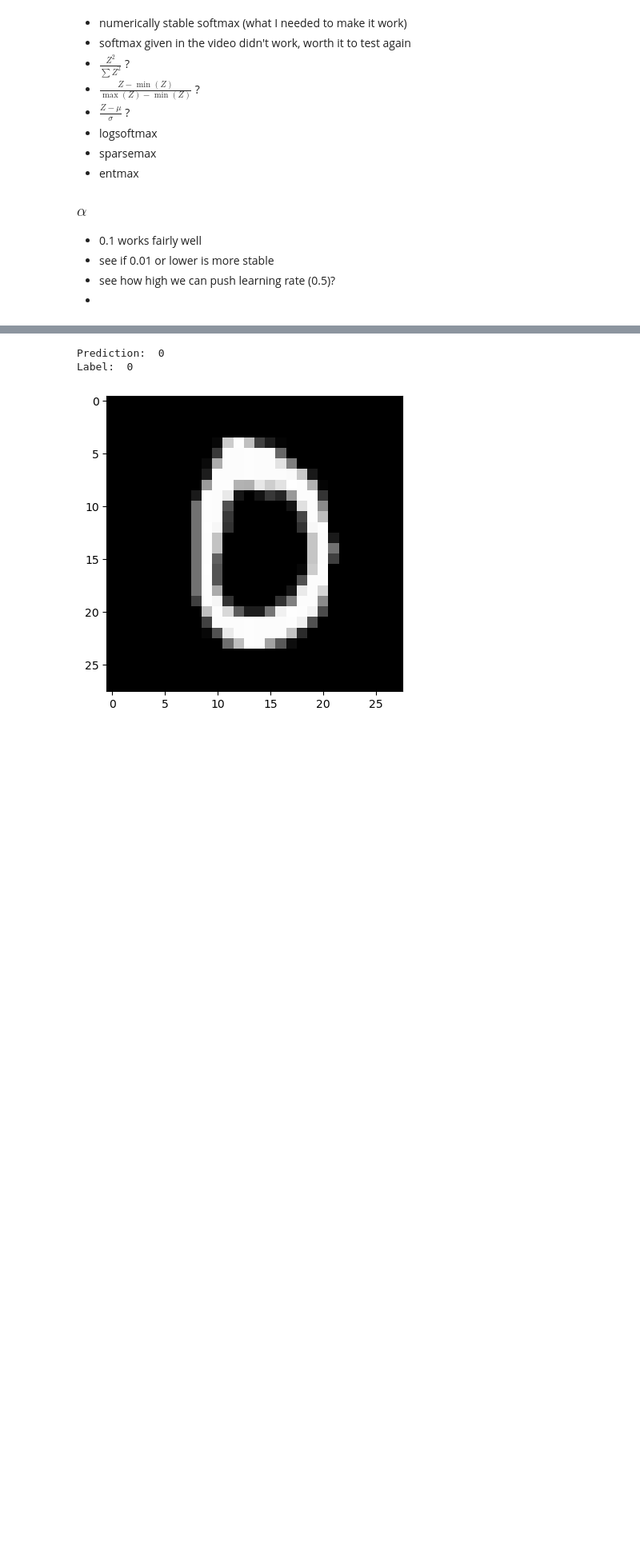
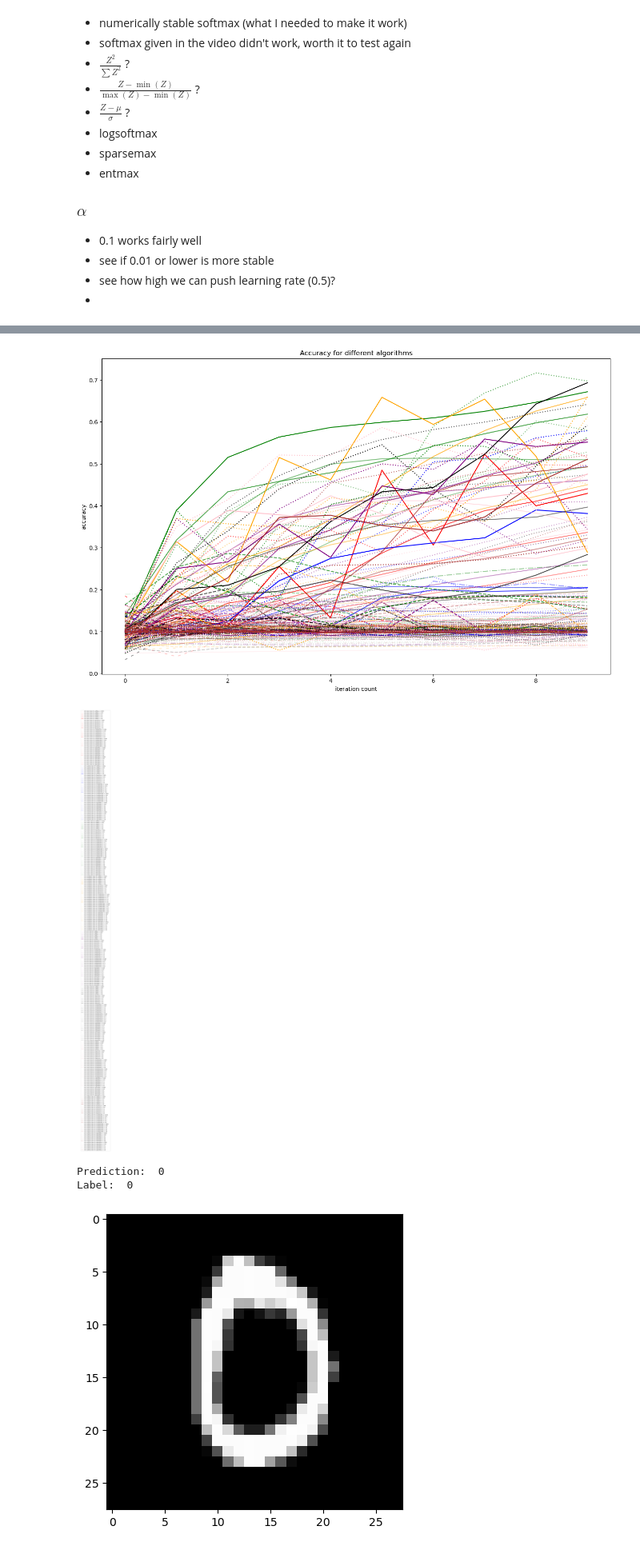
Before and after one commit to MarkZhit/simple_GPT, a Jupyter notebook: main.ipynb, the cells around one changed output, grey strips where cells are left out. Shown at 80% size. Saved outputs shown, nothing was run; the diff lists cells and outputs as text; code cells hidden in the pictures; blank space fills up the shorter version.

```diff
--- a/main.ipynb
+++ b/main.ipynb
@@ -361,14 +381,15 @@ plt.legend()
 # %%
 ActivationFunctions = [ReLU, sigmoid, arctan, LeakyReLU, ELU, GELU, swish, softPlus]
 ActivationDerivatives = [deriv_ReLU, deriv_sigmoid, deriv_arctan, deriv_LeakyReLU, deriv_ELU, deriv_GELU, deriv_swish, deriv_softPlus]
-NormalizationFunctions = [softMax, Squaring, ScaleMaxMin, ScaleMeanStd, logSoftMax, sparsemax]
+NormalizationFunctions = [softMax, Squaring, ScaleMaxMin, ScaleMeanStd, logSoftMax, sparseMax]
 alphas = [0.001, 0.01, 0.1, 0.3, 0.5, 0.8]
-A = np.zeros((len(ActivationFunctions), len(NormalizationFunctions), len(alphas)))
+A = np.empty((len(ActivationFunctions), len(NormalizationFunctions), len(alphas)), dtype=object)
 
-numIterations = 20
+numIterations = 10
 
 for i in range(len(ActivationFunctions)):
     for j in range(len(NormalizationFunctions)):
         for k in range(len(alphas)):
+            print("Activation fn: " + ActivationFunctions[i].__name__ + ", Norm fn: " + NormalizationFunctions[j].__name__ + ", a : " + str(alphas[k]))
             _,_,_,_,accuracy = gradient_descent(x_train, y_train, numIterations, alphas[k], ActivationFunctions[i], NormalizationFunctions[j], ActivationDerivatives[i])
-            A[i, j, k] = accuracy
+            A[i,j,k] = accuracy
@@ -375,3 +545,34 @@ for i in range(len(ActivationFunctions)):
+# %%
+colours = ["red", "blue", "green", "orange", "purple", "black", "pink", "brown"]
+lineType = ["-", "--", "-.", ":", (0, (3, 5)), (0, (1, 2))]
+brightness = [0.1, 0.2, 0.4, 0.5, 0.7, 1]
+
+# Your main plot
+fig, ax = plt.subplots(figsize=(16, 10))  # larger figure
+
+# Separate legend figure
+
+for i in range(len(ActivationFunctions)):
+    for j in range(len(NormalizationFunctions)):
+        for k in range(len(alphas)):
+            accuracy = A[i,j,k]
+            ax.plot(accuracy[0], accuracy[1], label = "Activation fn: " + ActivationFunctions[i].__name__ + ", Norm fn: " + NormalizationFunctions[j].__name__ + ", alpha : " + str(alphas[k]), linestyle = lineType[j], color = colours[i], alpha = brightness[k])
+plt.xlabel("iteration count")
+plt.ylabel("accuracy")
+plt.title("Accuracy for different algorithms")
+plt.savefig('AccuracyPlot.pdf', dpi=600, bbox_inches='tight')                # vector format, infinitely zoomable
+
+
+fig_leg = plt.figure()
+ax_leg = fig_leg.add_subplot()
+ax_leg.axis('off')  # hide axes
+ax_leg.legend(*ax.get_legend_handles_labels(), loc='center')
+# plt.savefig('figure.png', dpi=300)       # 300 dpi is good for print
+plt.savefig('AccuracyLegend.pdf', dpi=600, bbox_inches='tight')                # vector format, infinitely zoomable
+plt.show()
+# %% [output]
+[figure, added]
+[figure, added]
 # %%
 def make_predictions(X, W1, b1, W2, b2):
     _, _, _, A2 = forward_prop(W1, b1, W2, b2, X)
```
Also changed, not shown: parts of 6 cells of this notebook, 2 other files.
